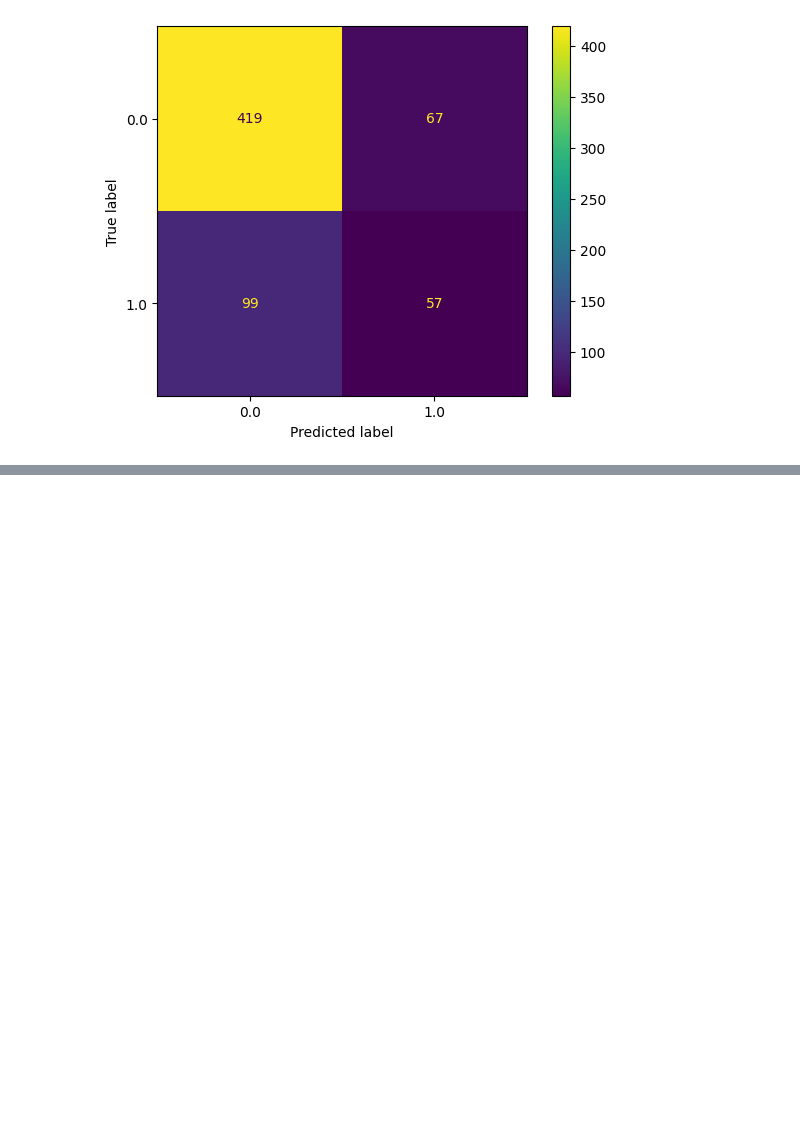
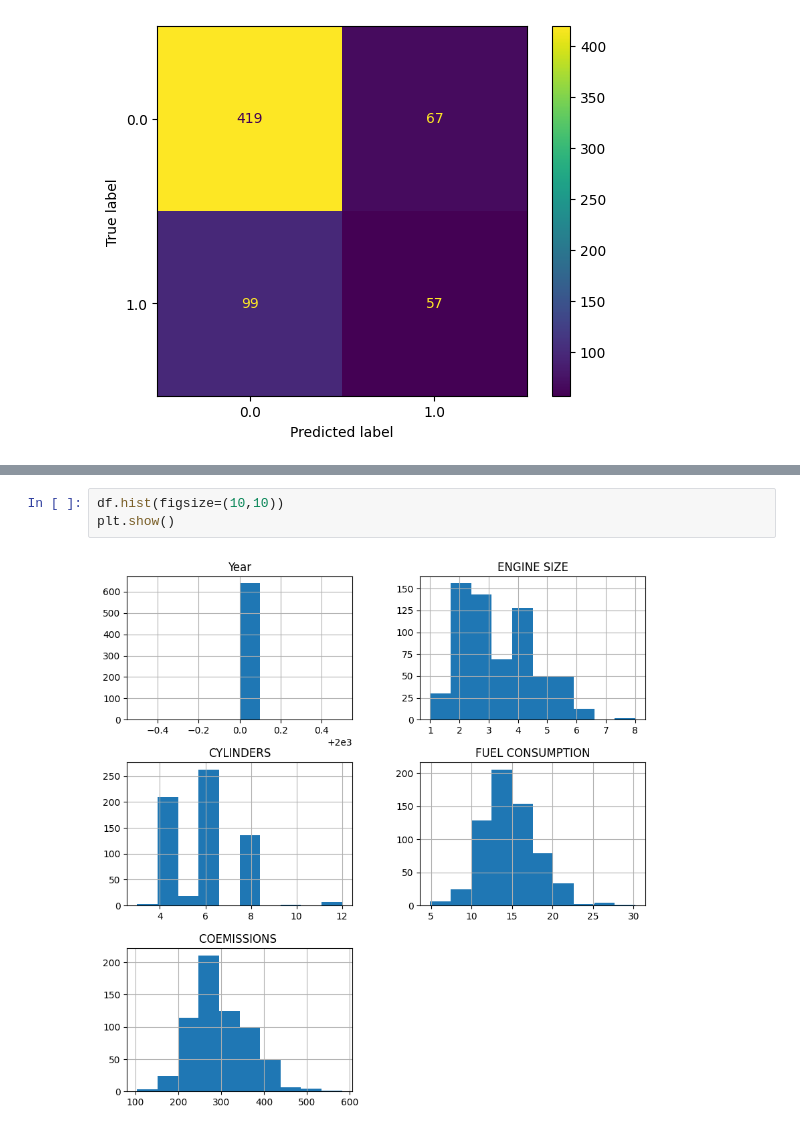
Before and after one commit to aliifam/ppd, a Jupyter notebook: ppd/pekan10/2.ipynb, the cells around one changed output, grey strips where cells are left out. Saved outputs shown, nothing was run; the diff lists cells and outputs as text; blank space fills up the shorter version.

```diff
--- a/ppd/pekan10/2.ipynb
+++ b/ppd/pekan10/2.ipynb
@@ -178,0 +221,5 @@ df = pd.read_csv('data/FuelConsumption.csv')
+# %%
+df.hist(figsize=(10,10))
+plt.show()
+# %% [output]
+[figure, added]
```
Also changed, not shown: parts of 9 cells of this notebook, 1 other file.
